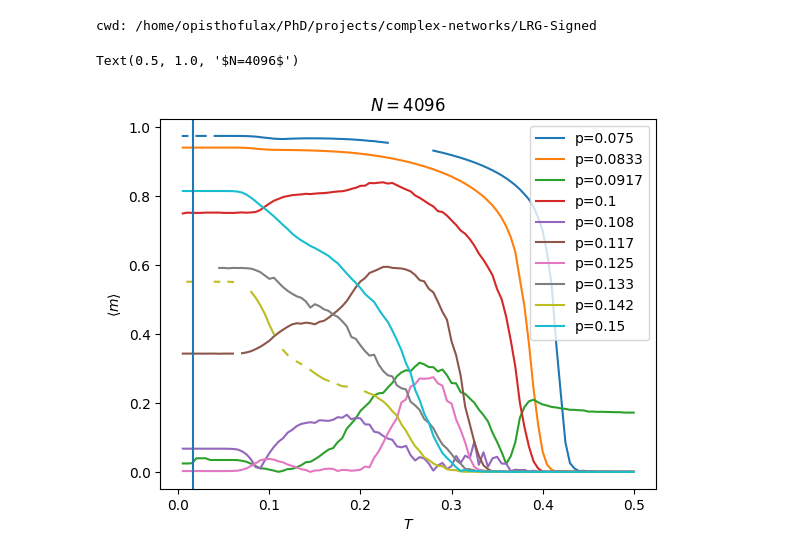
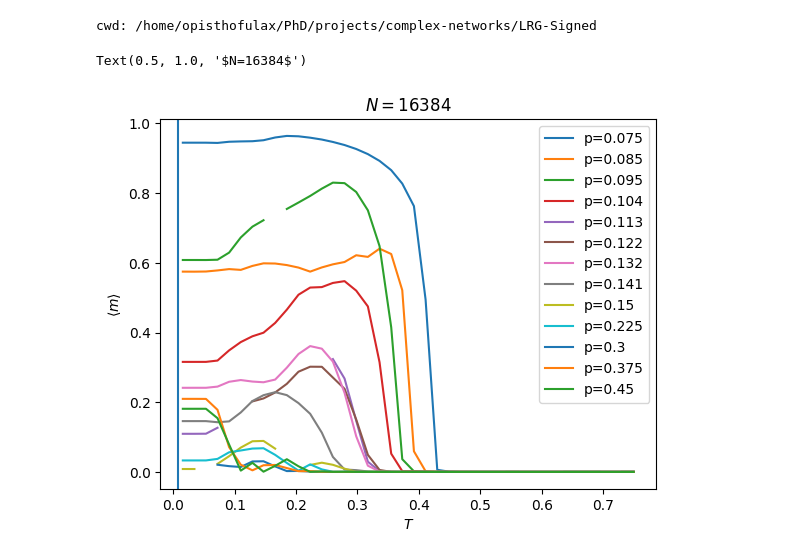
Before and after one commit to giulioiannelli/lrgsglib-public, a Jupyter notebook: nb/test_cluster_data.ipynb, the cells around one changed output. Saved outputs shown, nothing was run; the diff lists cells and outputs as text; code cells hidden in the pictures.

```diff
--- a/nb/test_cluster_data.ipynb
+++ b/nb/test_cluster_data.ipynb
@@ -10,8 +10,8 @@ move_to_rootf(print_tf=True)
 # %% [output]
 cwd: /home/opisthofulax/PhD/projects/complex-networks/LRG-Signed
 # %%
-pathising = "data/l2d_squared_CLUSTER/ising/N=4096/"
-pathgraph = "data/l2d_squared_CLUSTER/graphs/N=4096/"
+pathising = "data/l2d_squared_CLUSTER/ising/N=16384/"
+pathgraph = "data/l2d_squared_CLUSTER/graphs/N=16384/"
 # for fn in os.listdir(pathising):
 #     if fn.startswith('outcl'):
 #         os.rename(pathising+fn, pathising+fn[:-15] + ".txt")
@@ -25,7 +25,7 @@ for files in os.listdir(pathgraph):
 listp = np.unique(listp).astype(float)
 # %%
 data = {}
-clno = 0
+clno = 3
 for p in listp:
     prefixed = [filename for filename in os.listdir(pathising) if filename.startswith(f"outcl{clno}_sqLattice_p={p:.3g}_")]
     # print(prefixed)
@@ -36,15 +36,18 @@ for p in listp:
         listT.extend(tt)
     listT = np.unique(listT).astype(float)
     # print(p, listT)
-    data[p] = {T: np.loadtxt(pathising + f"outcl{clno}_sqLattice_p={p:.3g}_T={T:.3g}.txt") for T in listT}
+    data[p] = {T: np.loadtxt(pathising + f"outcl{clno}_sqLattice_p={p:.3g}_T={T:.3g}_\"\".txt") for T in listT}
 # %%
 for p in listp:
-    plt.plot(sorted(data[p].keys()), np.abs([np.mean(data[p][T][:, 0]) for T in sorted(data[p].keys())]), label=f'p={p:.3g}')
+    try:
+        plt.plot(sorted(data[p].keys()), np.abs([np.mean(data[p][T][:, 0]) for T in sorted(data[p].keys())]), label=f'p={p:.3g}')
+    except IndexError:
+        pass
 plt.ylabel(r'$\langle{m}\rangle$')
 plt.xlabel(r'$T$')
 plt.legend()
-plt.axvline(4096**(-1/2))
-plt.title(r"$N=4096$")
+plt.axvline(16384**(-1/2))
+plt.title(r"$N=16384$")
 # %% [output]
-Text(0.5, 1.0, '$N=4096$')
+Text(0.5, 1.0, '$N=16384$')
-[figure, old version]
+[figure, new version]
```
Also changed, not shown: parts of 2 cells of this notebook, 7 other files.
